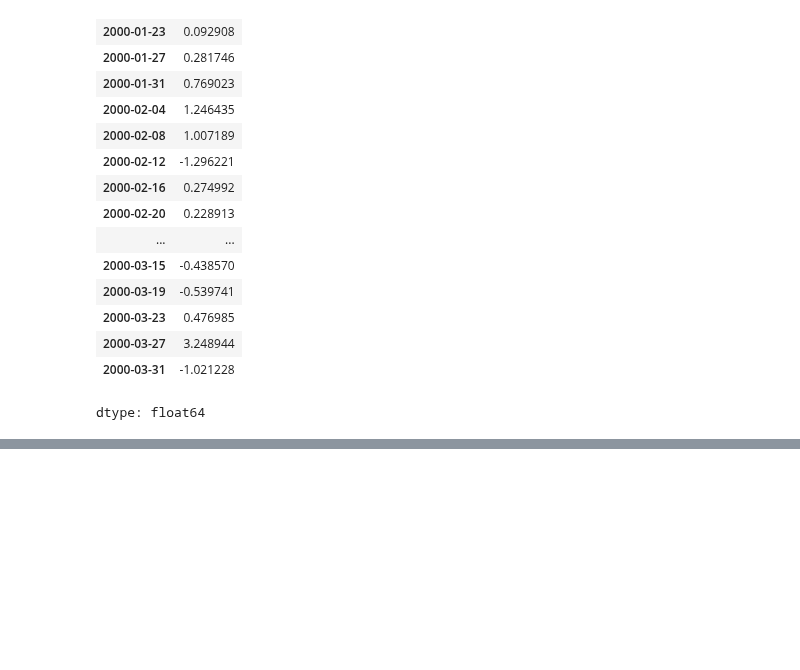
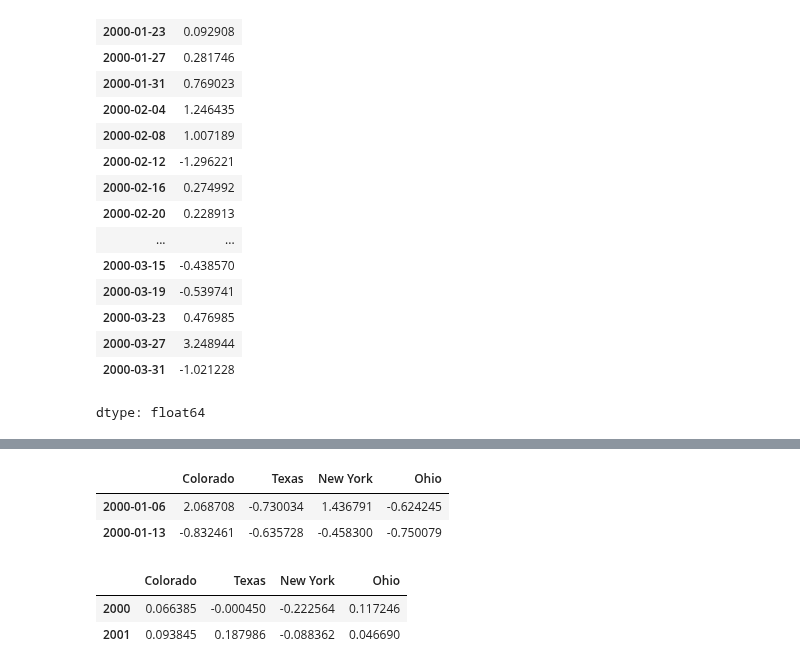
Before and after one commit to url-github/Pandas, a Jupyter notebook: 011_PywAD_Szeregi_czasowe.ipynb, the cells around one changed output, grey strips where cells are left out. Cells and saved outputs as stored; diff of their text form; code cells hidden in the pictures; blank space fills up the shorter version.

```diff
--- a/011_PywAD_Szeregi_czasowe.ipynb
+++ b/011_PywAD_Szeregi_czasowe.ipynb
@@ -962,0 +1220,18 @@ pd.options.display.max_rows = PREVIOUS_MAX_ROWS
+# %%
+frame.resample("W-THU").ffill()
+# %% [output]
+|  | Colorado | Texas | New York | Ohio |
+| 2000-01-06 | 2.068708 | -0.730034 | 1.436791 | -0.624245 |
+| 2000-01-13 | -0.832461 | -0.635728 | -0.458300 | -0.750079 |
+# %%
+frame = pd.DataFrame(np.random.standard_normal((24, 4)),
+                     index=pd.period_range("1-2000", "12-2001",
+                                           freq="M"),
+                     columns=["Colorado", "Texas", "New York", "Ohio"])
+frame.head()
+annual_frame = frame.resample("Y-DEC").mean()
+annual_frame
+# %% [output]
+|  | Colorado | Texas | New York | Ohio |
+| 2000 | 0.066385 | -0.000450 | -0.222564 | 0.117246 |
+| 2001 | 0.093845 | 0.187986 | -0.088362 | 0.046690 |
```
Also changed, not shown: parts of 175 cells of this notebook.
